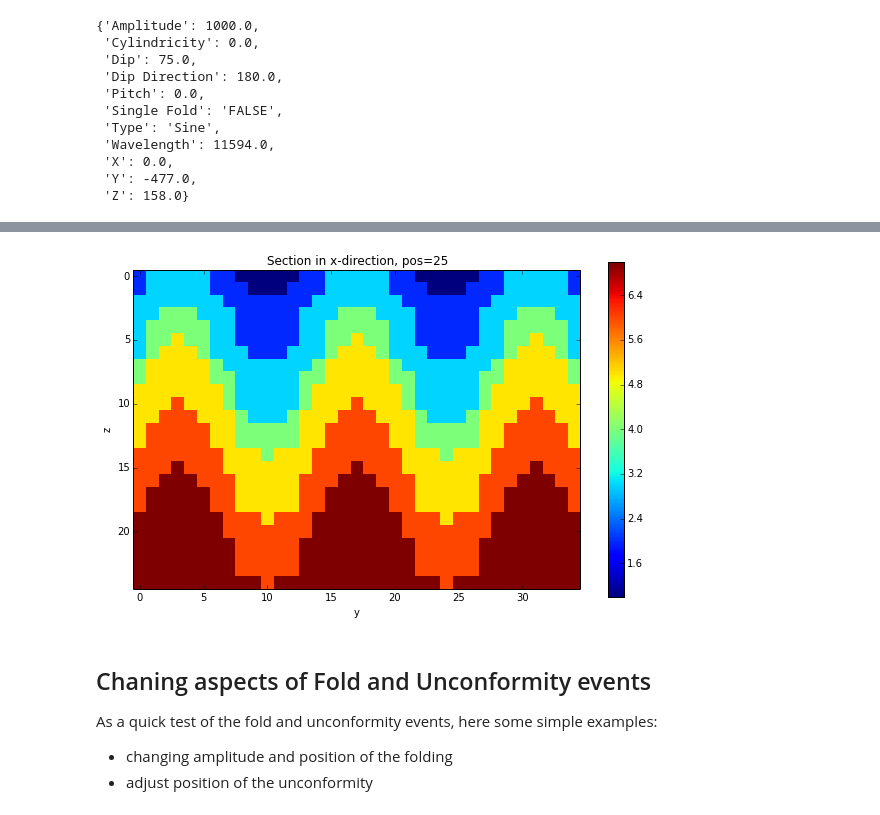
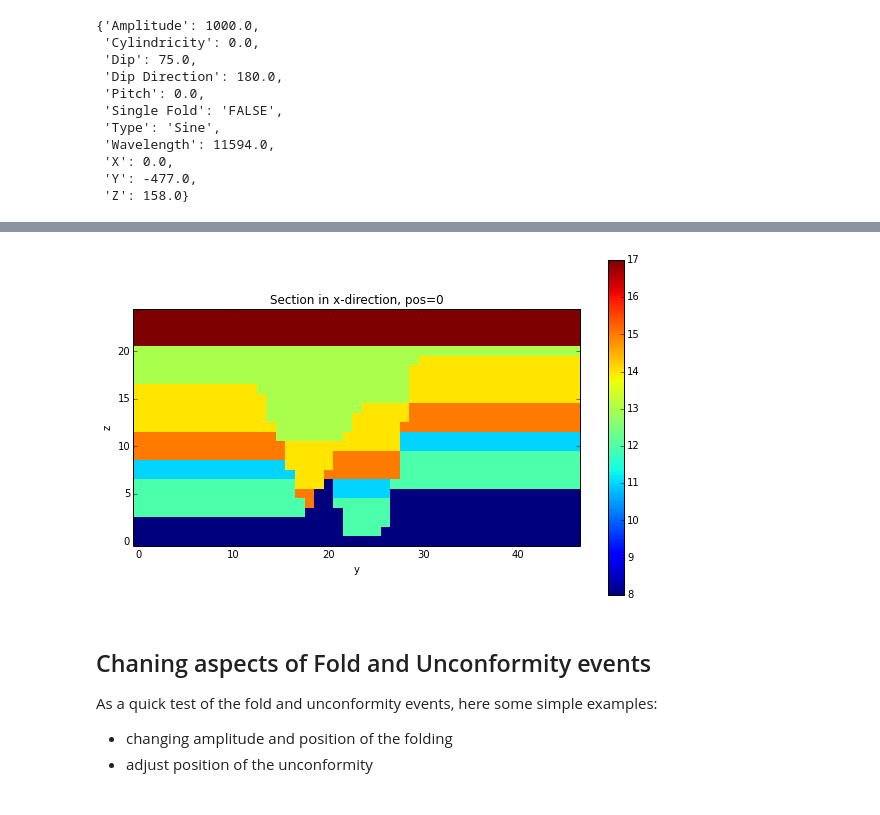
Before and after one commit to cgre-aachen/pynoddy, a Jupyter notebook: docs/notebooks/Gippsland-Basin.ipynb, the cells around one changed output, grey strips where cells are left out. Saved outputs shown, nothing was run; the diff lists cells and outputs as text; code cells hidden in the pictures.

```diff
--- a/docs/notebooks/Gippsland-Basin.ipynb
+++ b/docs/notebooks/Gippsland-Basin.ipynb
@@ -50,5 +54,5 @@ ValueError: total size of new array must be unchanged
 # %%
-PO.plot_section('x')
+PO.plot_section('x', position=0)
 # %% [output]
-[figure, old version]
+[figure, new version]
 # %%
```
Also changed, not shown: parts of 25 cells of this notebook, 1 other file.
